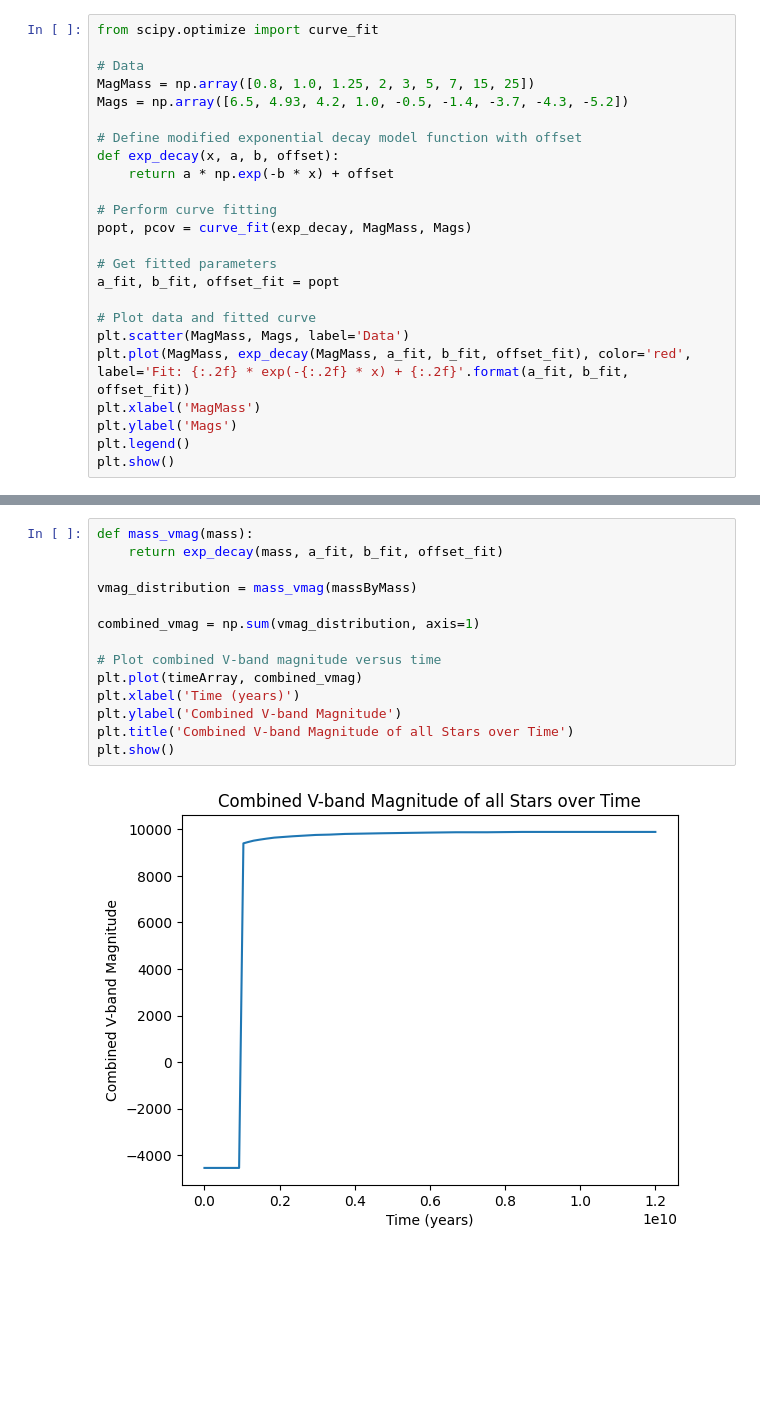
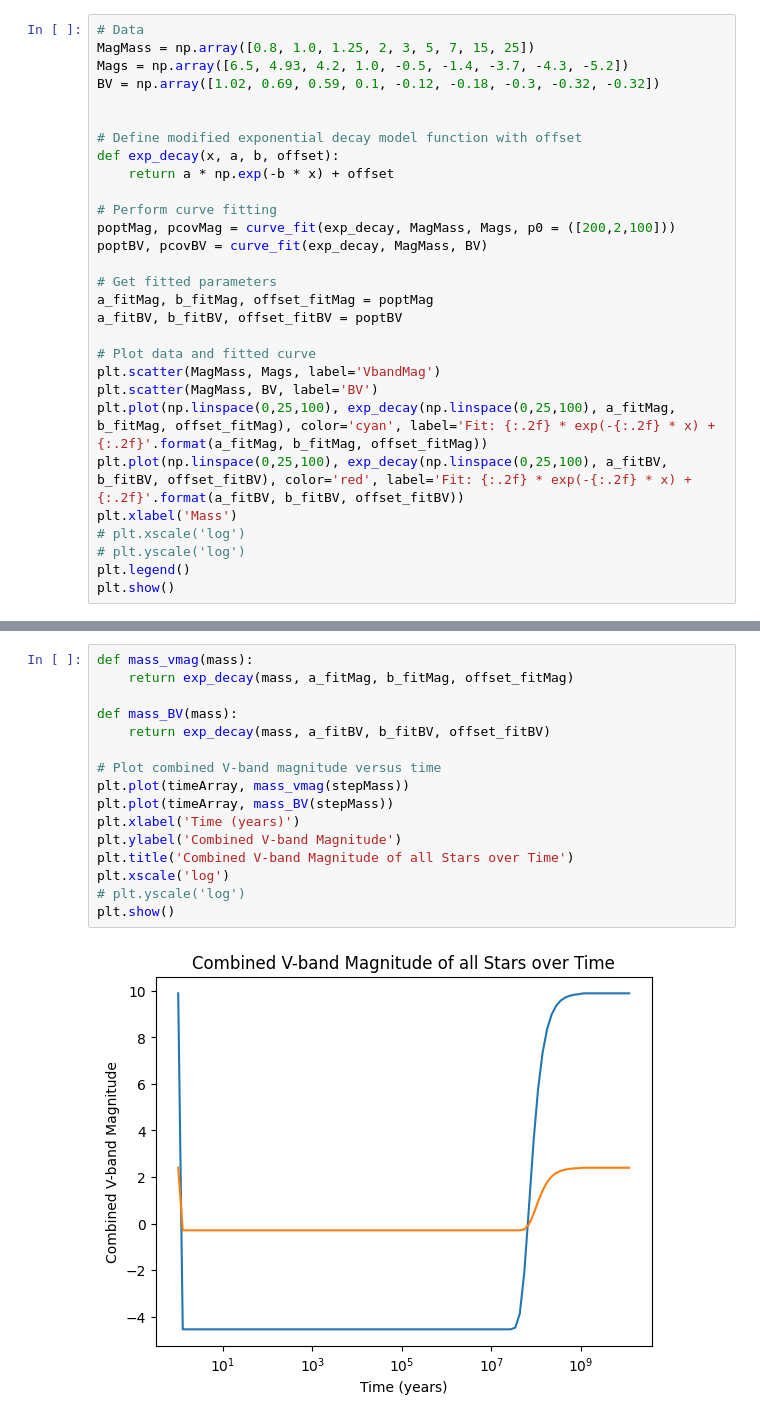
Before and after one commit to StephenJohnson-CardiffUni/Astro, a Jupyter notebook: GalaxiesAssignment.ipynb, the cells around one changed output, grey strips where cells are left out. Saved outputs shown, nothing was run; the diff lists cells and outputs as text; blank space fills up the shorter version.

```diff
--- a/GalaxiesAssignment.ipynb
+++ b/GalaxiesAssignment.ipynb
@@ -149,25 +146,30 @@ print(Run)
 # %%
-from scipy.optimize import curve_fit
-
 # Data
 MagMass = np.array([0.8, 1.0, 1.25, 2, 3, 5, 7, 15, 25])
 Mags = np.array([6.5, 4.93, 4.2, 1.0, -0.5, -1.4, -3.7, -4.3, -5.2])
+BV = np.array([1.02, 0.69, 0.59, 0.1, -0.12, -0.18, -0.3, -0.32, -0.32])
+
 
 # Define modified exponential decay model function with offset
 def exp_decay(x, a, b, offset):
     return a * np.exp(-b * x) + offset
 
 # Perform curve fitting
-popt, pcov = curve_fit(exp_decay, MagMass, Mags)
+poptMag, pcovMag = curve_fit(exp_decay, MagMass, Mags, p0 = ([200,2,100]))
+poptBV, pcovBV = curve_fit(exp_decay, MagMass, BV)
 
 # Get fitted parameters
-a_fit, b_fit, offset_fit = popt
+a_fitMag, b_fitMag, offset_fitMag = poptMag
+a_fitBV, b_fitBV, offset_fitBV = poptBV
 
 # Plot data and fitted curve
-plt.scatter(MagMass, Mags, label='Data')
-plt.plot(MagMass, exp_decay(MagMass, a_fit, b_fit, offset_fit), color='red', label='Fit: {:.2f} * exp(-{:.2f} * x) + {:.2f}'.format(a_fit, b_fit, offset_fit))
-plt.xlabel('MagMass')
-plt.ylabel('Mags')
+plt.scatter(MagMass, Mags, label='VbandMag')
+plt.scatter(MagMass, BV, label='BV')
+plt.plot(np.linspace(0,25,100), exp_decay(np.linspace(0,25,100), a_fitMag, b_fitMag, offset_fitMag), color='cyan', label='Fit: {:.2f} * exp(-{:.2f} * x) + {:.2f}'.format(a_fitMag, b_fitMag, offset_fitMag))
+plt.plot(np.linspace(0,25,100), exp_decay(np.linspace(0,25,100), a_fitBV, b_fitBV, offset_fitBV), color='red', label='Fit: {:.2f} * exp(-{:.2f} * x) + {:.2f}'.format(a_fitBV, b_fitBV, offset_fitBV))
+plt.xlabel('Mass')
+# plt.xscale('log')
+# plt.yscale('log')
 plt.legend()
 plt.show()
 # %% [output]
@@ -175,16 +177,18 @@ plt.show()
 # %%
 def mass_vmag(mass):
-    return exp_decay(mass, a_fit, b_fit, offset_fit)
+    return exp_decay(mass, a_fitMag, b_fitMag, offset_fitMag)
 
-vmag_distribution = mass_vmag(massByMass)
-
-combined_vmag = np.sum(vmag_distribution, axis=1)
+def mass_BV(mass):
+    return exp_decay(mass, a_fitBV, b_fitBV, offset_fitBV)
 
 # Plot combined V-band magnitude versus time
-plt.plot(timeArray, combined_vmag)
+plt.plot(timeArray, mass_vmag(stepMass))
+plt.plot(timeArray, mass_BV(stepMass))
 plt.xlabel('Time (years)')
 plt.ylabel('Combined V-band Magnitude')
 plt.title('Combined V-band Magnitude of all Stars over Time')
+plt.xscale('log')
+# plt.yscale('log')
 plt.show()
 # %% [output]
-[figure, old version]
+[figure, new version]
```
Also changed, not shown: parts of 13 cells of this notebook.
